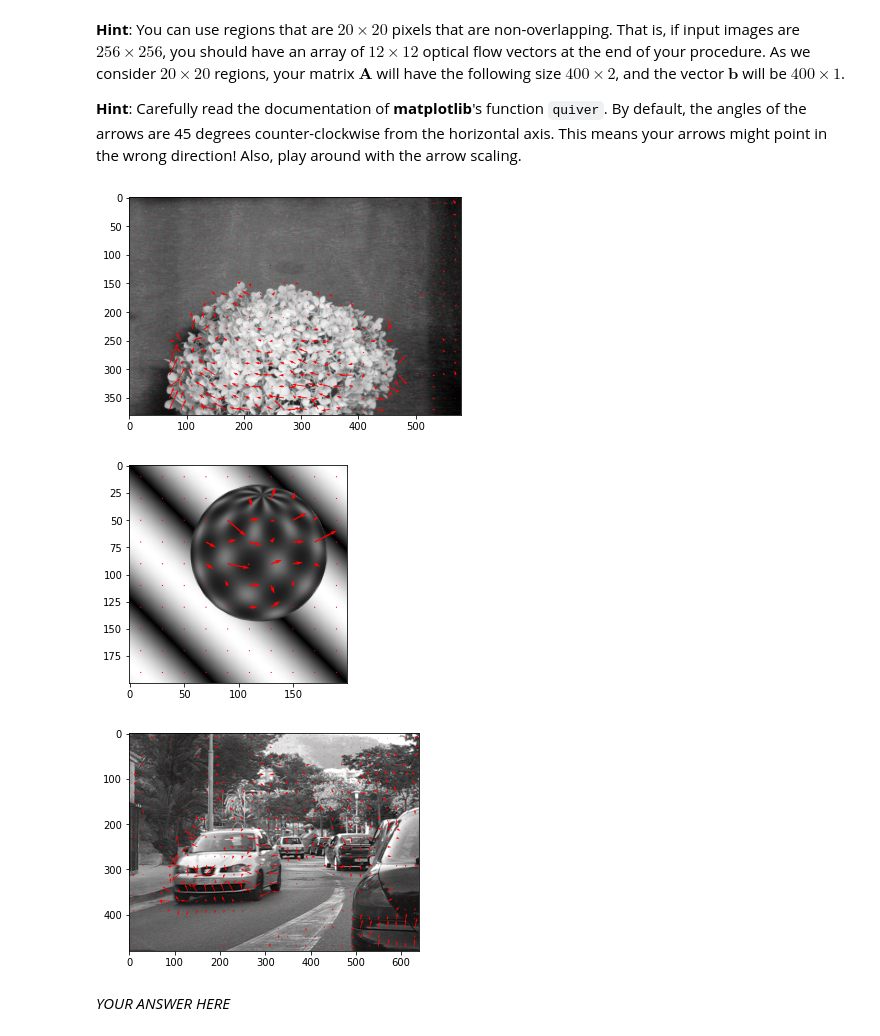
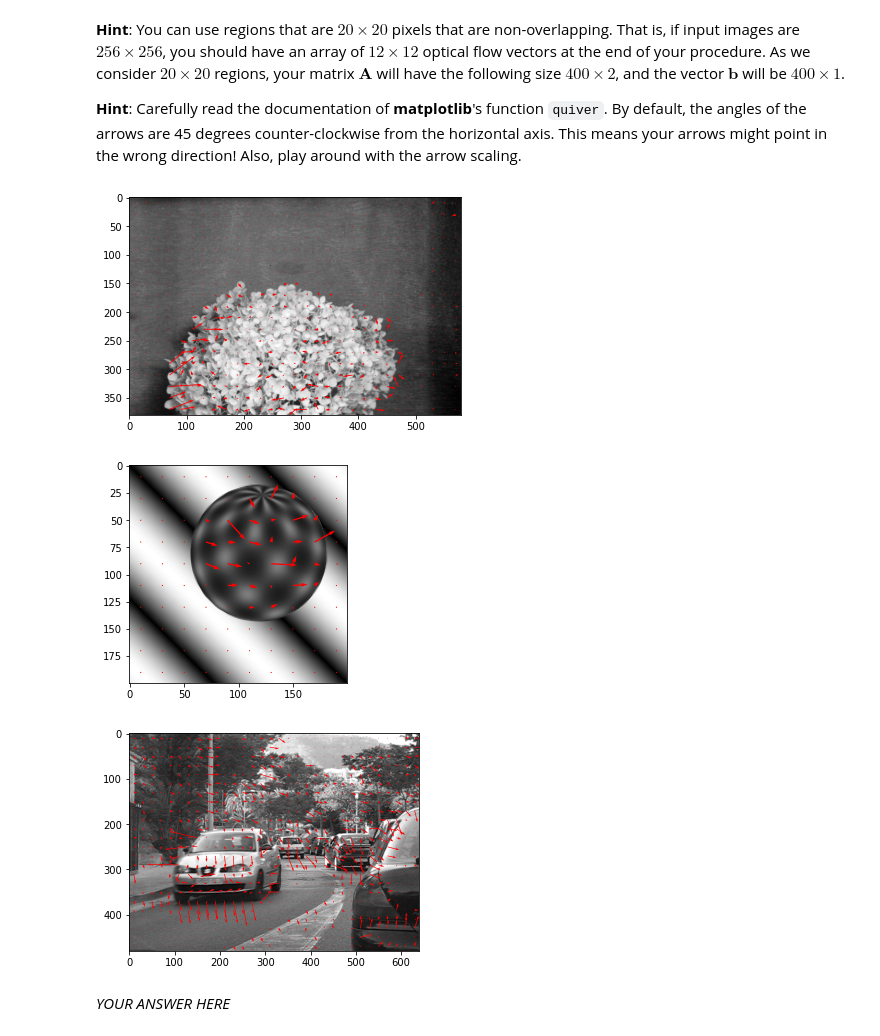
Before and after one commit to nordinbelkacemi/cv1-lab1, a Jupyter notebook: lab3/15096157_13740512_12556963.ipynb, the cells around one changed output. Cells and saved outputs as stored; diff of their text form; code cells hidden in the pictures.

Commit message:
Fix derivative + lstsqr

```diff
--- a/lab3/15096157_13740512_12556963.ipynb
+++ b/lab3/15096157_13740512_12556963.ipynb
@@ -396,11 +396,13 @@ def calculate_derivatives(I_t0, I_t1):
     """
     Obtain x, y and time derivatives of an image.
     """
-    kernel_t = np.array([[1., 1.], [1., 1.]])
+    x_kernel = np.array([[-1, 1], [-1, 1]])
+    y_kernel = np.array([[-1, -1], [1, 1]])
+    kernel_t = np.array([[1, 1], [1, 1]])
 
-    fx = gradient_x(I_t0)
-    fy = gradient_y(I_t0)
-    ft = signal.convolve2d(I_t0, -kernel_t, mode="same") + signal.convolve2d(I_t1, kernel_t, mode="same")
+    fx = signal.convolve2d(I_t0, x_kernel, mode="same")
+    fy = signal.convolve2d(I_t0, y_kernel, mode="same")
+    ft = signal.convolve2d(I_t0, kernel_t, mode="same") - signal.convolve2d(I_t1, kernel_t, mode="same")
     return fx, fy, ft
 
 
@@ -457,8 +459,8 @@ def calculate_flow_vectors(I_x, I_y, I_t):
     Vx, Vy: Two lists containing, respectively, Vx, Vy of each subregion
     """
     A = np.vstack((I_x.flatten(), I_y.flatten())).T
-    b = I_t.flatten().T
-    Vx, Vy = np.linalg.lstsq(A, b, rcond=None)[0]
+    b = -I_t.flatten().T
+    Vx, Vy = np.linalg.inv(A.T @ A) @ (A.T @ b)
     return Vx, Vy
 
 
@@ -482,7 +484,7 @@ def plot_optical_flow(subregion_indices, V_x, V_y):
     X = np.array(X)
     joined = np.concatenate(subregion_indices, axis=1)
     plt.imshow(np.concatenate(joined, axis=1), cmap="gray")
-    plt.quiver(X, Y, V_x, V_y, angles="xy", scale=subregion_indices.shape[0]*1.5, color="red", linewidth=subregion_indices.shape[0]/3000)
+    plt.quiver(X, Y, V_x, V_y, angles="xy", scale=subregion_indices.shape[0], color="red", linewidth=subregion_indices.shape[0]/3000)
     plt.show()
 
 
@@ -495,36 +497,36 @@ def splitimage(img, region_size):
     blocks = np.ones(((img.shape[0]//region_size), (img.shape[1]//region_size),region_size, region_size))
     #splitimg = np.split(img, range(region_size, img.shape[0], region_size))
     for i in range(region_size,img.shape[0]+1,20):
         for j in range(region_size,img.shape[1]+1,20):
             blocks[int(i/region_size)-1,int(j/region_size)-1] = img[i-region_size:i, j-region_size:j]
     return blocks
 
 def calculate_opticalflow(img0_name, img1_name, image_dir="./data/", window_size=20):
     I_t0, I_t1 = load_images(img0_name, img1_name, image_dir=image_dir)
 
     split_I_t0 = splitimage(I_t0, window_size)
     split_I_t1 = splitimage(I_t1, window_size)
 
     V_x = np.zeros(split_I_t0.shape[:2])
     V_y = np.zeros(split_I_t0.shape[:2])
 
     for i in range(split_I_t0.shape[0]):
         for j in range(split_I_t0.shape[1]):
             sx, sy, st = calculate_derivatives(split_I_t0[i,j], split_I_t1[i, j])
             V_x[i, j], V_y[i, j] = calculate_flow_vectors(sx, sy, st)
 
     return split_I_t0, V_x, V_y
 
 
 plot_optical_flow(*calculate_opticalflow("plant1.png", "plant2.png"))
 
 plot_optical_flow(*calculate_opticalflow("sphere1.ppm", "sphere2.ppm"))
 
 plot_optical_flow(*calculate_opticalflow("car1.jpg", "car2.jpg"))
 # %% [output]
-[figure, old version]
+[figure, new version]
-[figure, old version]
+[figure, new version]
-[figure, old version]
+[figure, new version]
 # %% [markdown]
 *YOUR ANSWER HERE*
 # %% [markdown]
```
Also changed, not shown: parts of 1 cell of this notebook.
